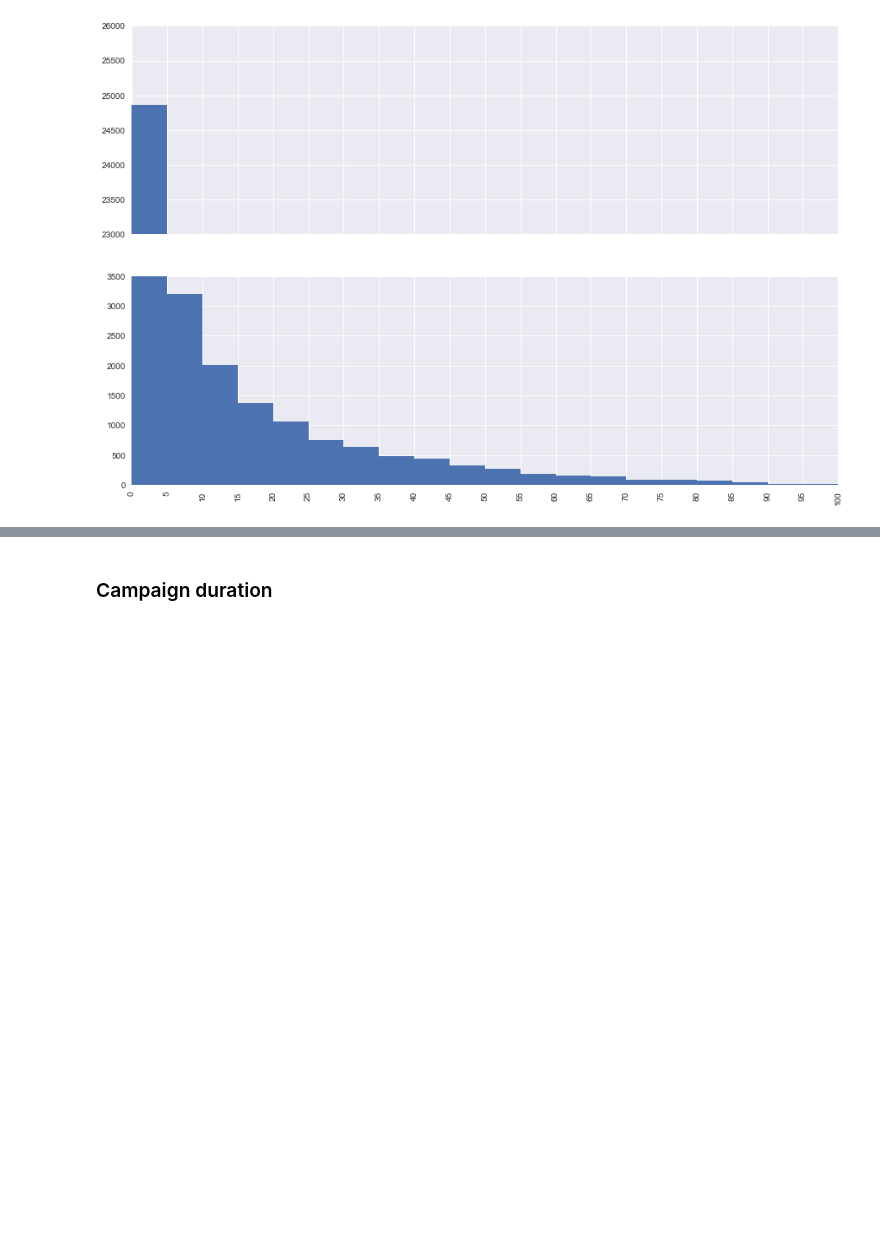
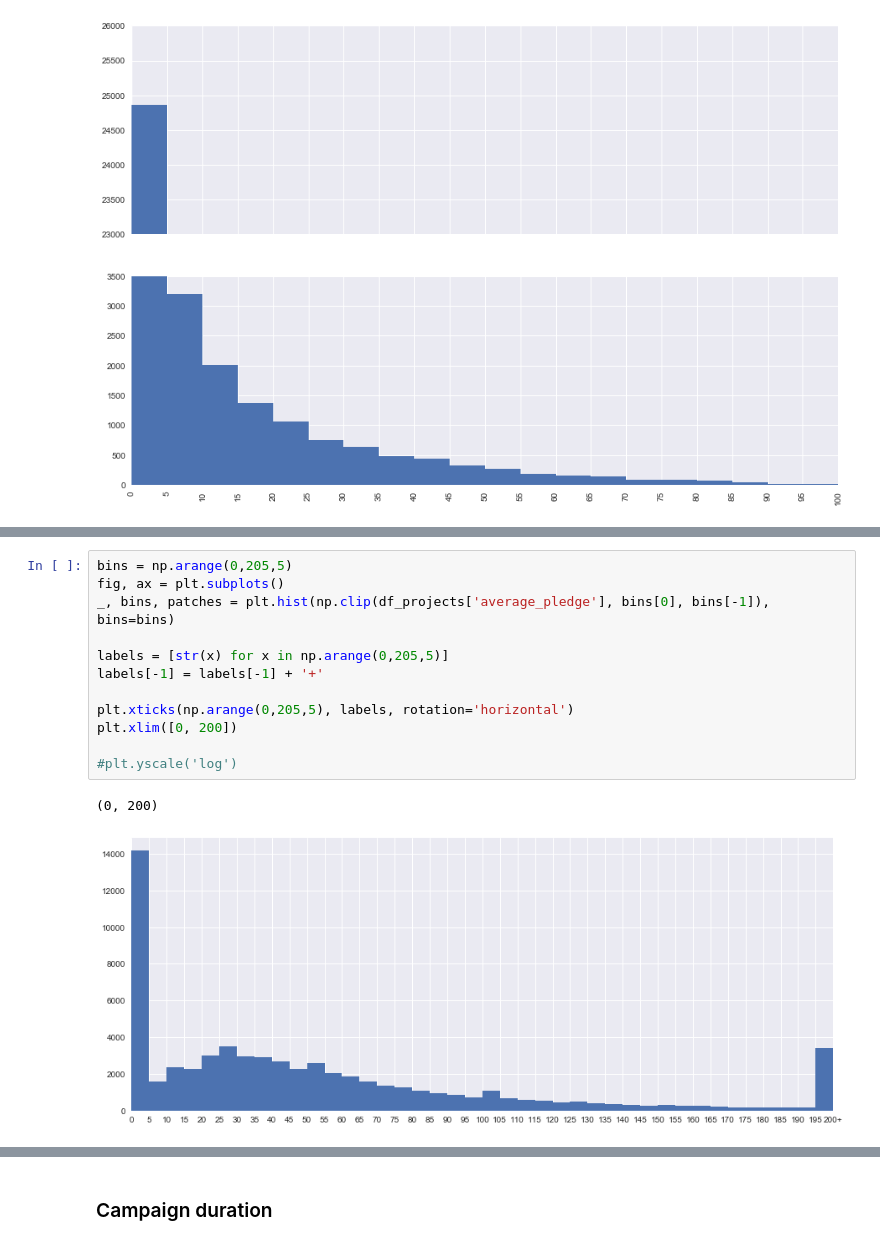
Before and after one commit to blanarik/kickstarter_success_prediction, a Jupyter notebook: 03_Kickstarter_exploratory_data_analysis.ipynb, the cells around one changed output, grey strips where cells are left out. Cells and saved outputs as stored; diff of their text form; blank space fills up the shorter version.

```diff
--- a/03_Kickstarter_exploratory_data_analysis.ipynb
+++ b/03_Kickstarter_exploratory_data_analysis.ipynb
@@ -476,0 +506,15 @@ fig.set_size_inches(15, 10)
+# %%
+bins = np.arange(0,205,5)
+fig, ax = plt.subplots()
+_, bins, patches = plt.hist(np.clip(df_projects['average_pledge'], bins[0], bins[-1]), bins=bins)
+
+labels = [str(x) for x in np.arange(0,205,5)]
+labels[-1] = labels[-1] + '+'
+
+plt.xticks(np.arange(0,205,5), labels, rotation='horizontal')
+plt.xlim([0, 200])
+
+#plt.yscale('log')
+# %% [output]
+(0, 200)
+[figure, added]
```
Also changed, not shown: parts of 17 cells of this notebook.
